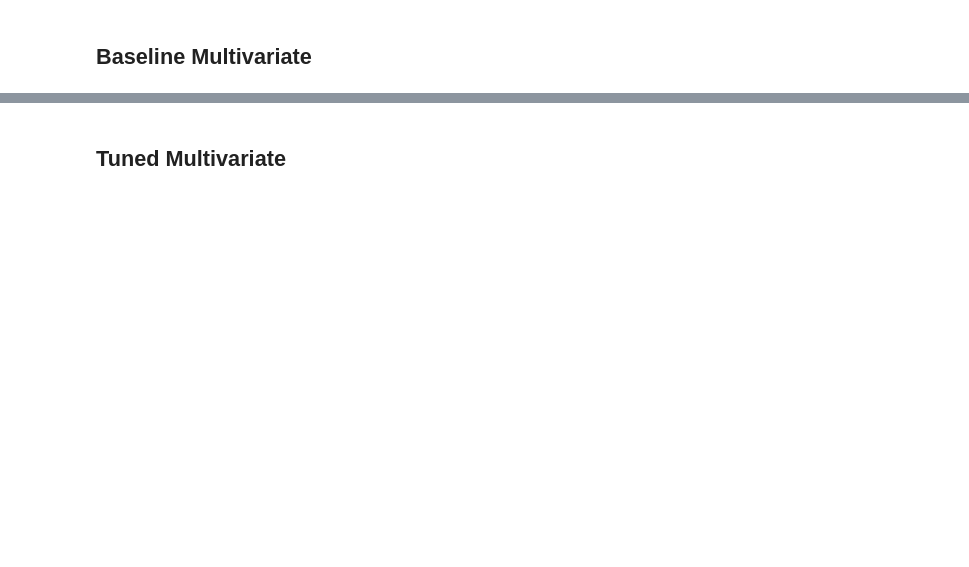
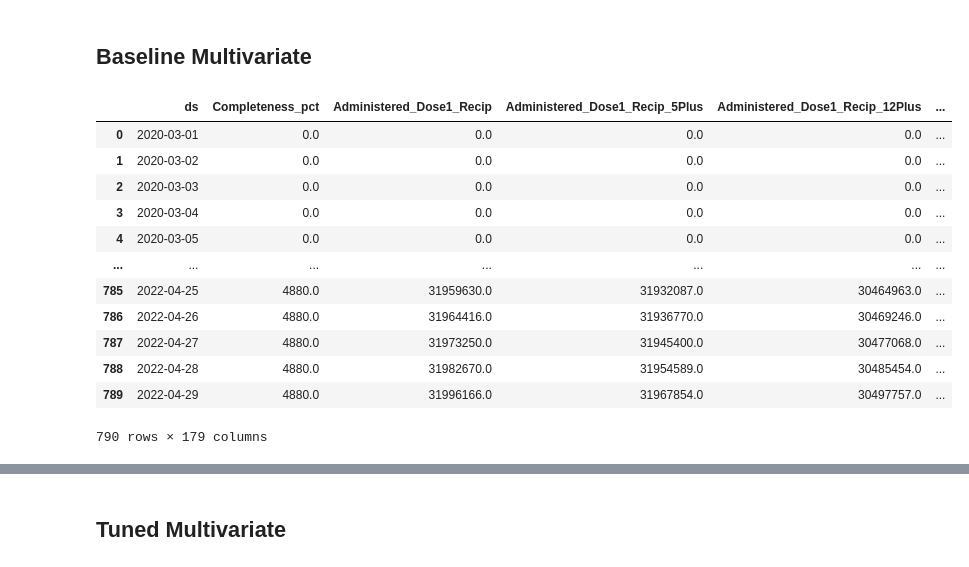
Before and after one commit to danielhe-nu/STAT390-Snowman, a Jupyter notebook: Daniel Final/Cali_Both_PROPHET.ipynb, the cells around one changed output, grey strips where cells are left out. Saved outputs shown, nothing was run; the diff lists cells and outputs as text; code cells hidden in the pictures; blank space fills up the shorter version.

```diff
--- a/Daniel Final/Cali_Both_PROPHET.ipynb
+++ b/Daniel Final/Cali_Both_PROPHET.ipynb
@@ -198,7 +253,20 @@ def mase(actual, forecast):
 # %%
 covid_df = pd.read_csv('cali_multi_df.csv', parse_dates=['Date'])
 covid_df.drop(columns = ['PROVINCE_STATE_NAME'], inplace = True)
+covid_df['PEOPLE_POSITIVE_NEW_CASES_COUNT'] = np.clip(covid_df['PEOPLE_POSITIVE_NEW_CASES_COUNT'], 0, None)
 covid_df = covid_df.rename(columns={'Date': 'ds', 'PEOPLE_POSITIVE_NEW_CASES_COUNT': 'y'})
-
-train_size = int(len(covid_df)* 0.85)
-covid_train, covid_test = covid_df[0:train_size], covid_df[train_size:]
+covid_df
+# %% [output]
+|  | ds | Completeness_pct | Administered_Dose1_Recip | Administered_Dose1_Recip_5Plus | Administered_Dose1_Recip_12Plus | ... |
+| 0 | 2020-03-01 | 0.0 | 0.0 | 0.0 | 0.0 | ... |
+| 1 | 2020-03-02 | 0.0 | 0.0 | 0.0 | 0.0 | ... |
+| 2 | 2020-03-03 | 0.0 | 0.0 | 0.0 | 0.0 | ... |
+| 3 | 2020-03-04 | 0.0 | 0.0 | 0.0 | 0.0 | ... |
+| 4 | 2020-03-05 | 0.0 | 0.0 | 0.0 | 0.0 | ... |
+| ... | ... | ... | ... | ... | ... | ... |
+| 785 | 2022-04-25 | 4880.0 | 31959630.0 | 31932087.0 | 30464963.0 | ... |
+| 786 | 2022-04-26 | 4880.0 | 31964416.0 | 31936770.0 | 30469246.0 | ... |
+| 787 | 2022-04-27 | 4880.0 | 31973250.0 | 31945400.0 | 30477068.0 | ... |
+| 788 | 2022-04-28 | 4880.0 | 31982670.0 | 31954589.0 | 30485454.0 | ... |
+| 789 | 2022-04-29 | 4880.0 | 31996166.0 | 31967854.0 | 30497757.0 | ... |
+790 rows × 179 columns
```
Also changed, not shown: parts of 31 cells of this notebook.
